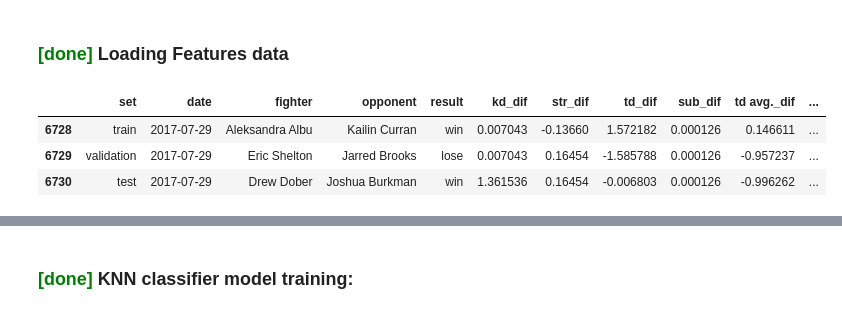
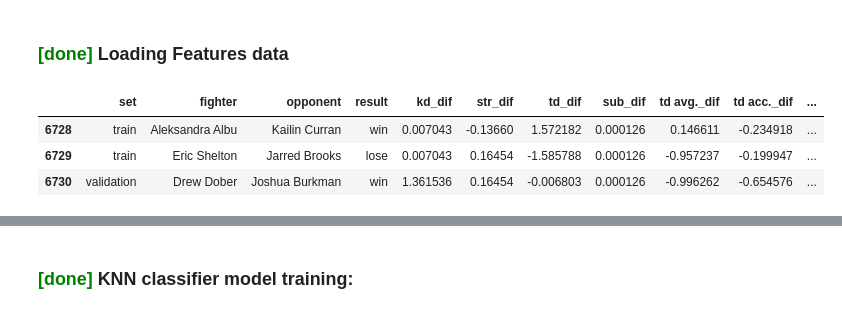
Before and after one commit to sagi778/ufc_fights_Predictor, a Jupyter notebook: notebooks/fight_result_model_training.ipynb, the cells around one changed output, grey strips where cells are left out. Saved outputs shown, nothing was run; the diff lists cells and outputs as text; code cells hidden in the pictures.

```diff
--- a/notebooks/fight_result_model_training.ipynb
+++ b/notebooks/fight_result_model_training.ipynb
@@ -22,13 +22,13 @@ Pre-Processing func:
 ### <span style='color:green'> **[done]** </span>Loading Features data
 # %%
 loc = '../data/'
-file = 'fight_stat_data_trained.csv'
+file = 'fight_stat_data.csv'
 df = pd.read_csv(loc+file)
 df = df[df.columns[1:]]
 df.tail(3)
 # %% [output]
-|  | set | date | fighter | opponent | result | kd_dif | str_dif | td_dif | sub_dif | td avg._dif | ... |
-| 6728 | train | 2017-07-29 | Aleksandra Albu | Kailin Curran | win | 0.007043 | -0.13660 | 1.572182 | 0.000126 | 0.146611 | ... |
-| 6729 | validation | 2017-07-29 | Eric Shelton | Jarred Brooks | lose | 0.007043 | 0.16454 | -1.585788 | 0.000126 | -0.957237 | ... |
-| 6730 | test | 2017-07-29 | Drew Dober | Joshua Burkman | win | 1.361536 | 0.16454 | -0.006803 | 0.000126 | -0.996262 | ... |
+|  | set | fighter | opponent | result | kd_dif | str_dif | td_dif | sub_dif | td avg._dif | td acc._dif | ... |
+| 6728 | train | Aleksandra Albu | Kailin Curran | win | 0.007043 | -0.13660 | 1.572182 | 0.000126 | 0.146611 | -0.234918 | ... |
+| 6729 | train | Eric Shelton | Jarred Brooks | lose | 0.007043 | 0.16454 | -1.585788 | 0.000126 | -0.957237 | -0.199947 | ... |
+| 6730 | validation | Drew Dober | Joshua Burkman | win | 1.361536 | 0.16454 | -0.006803 | 0.000126 | -0.996262 | -0.654576 | ... |
 # %%
```
Also changed, not shown: parts of 11 cells of this notebook, 1 other file.
